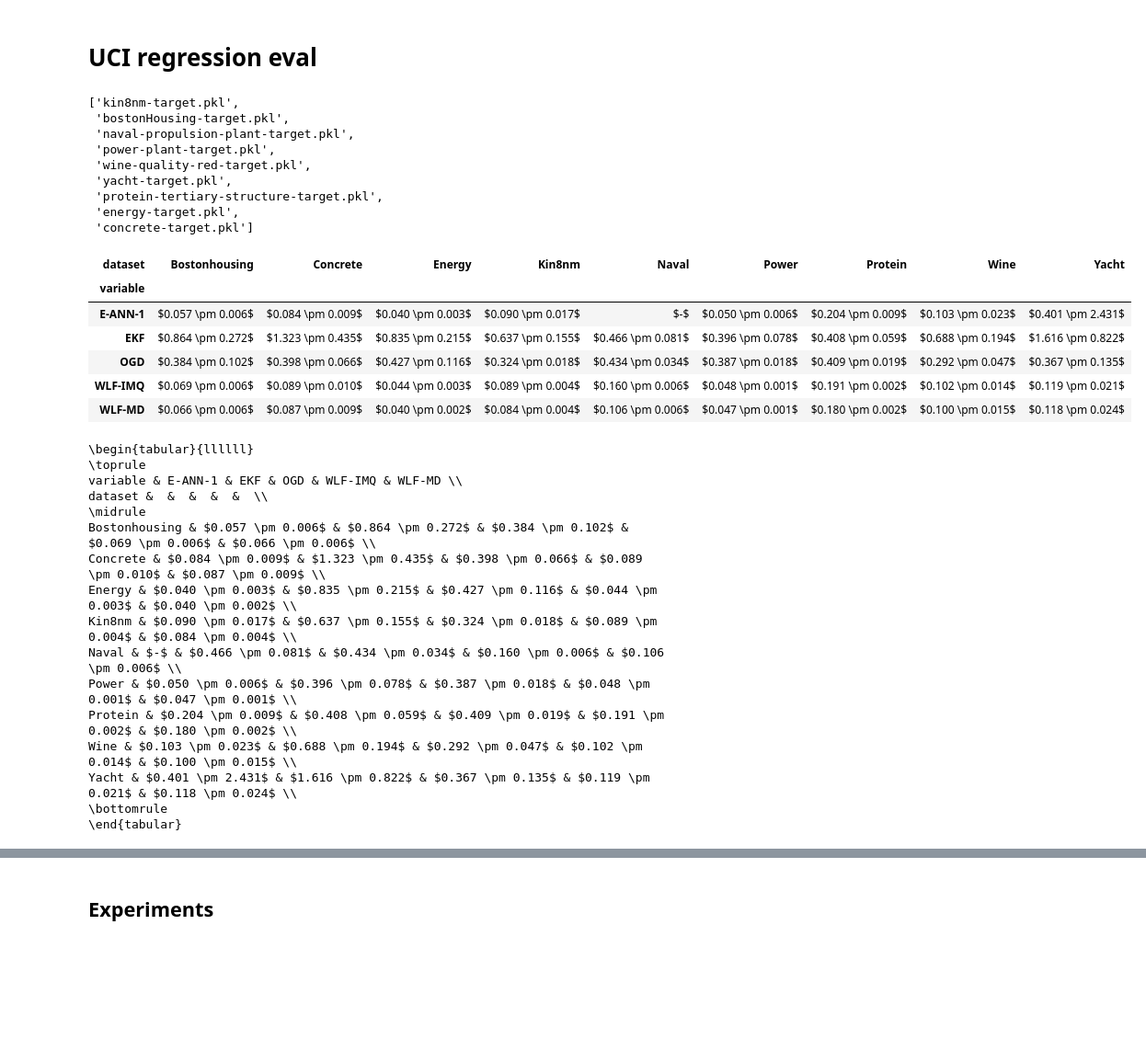
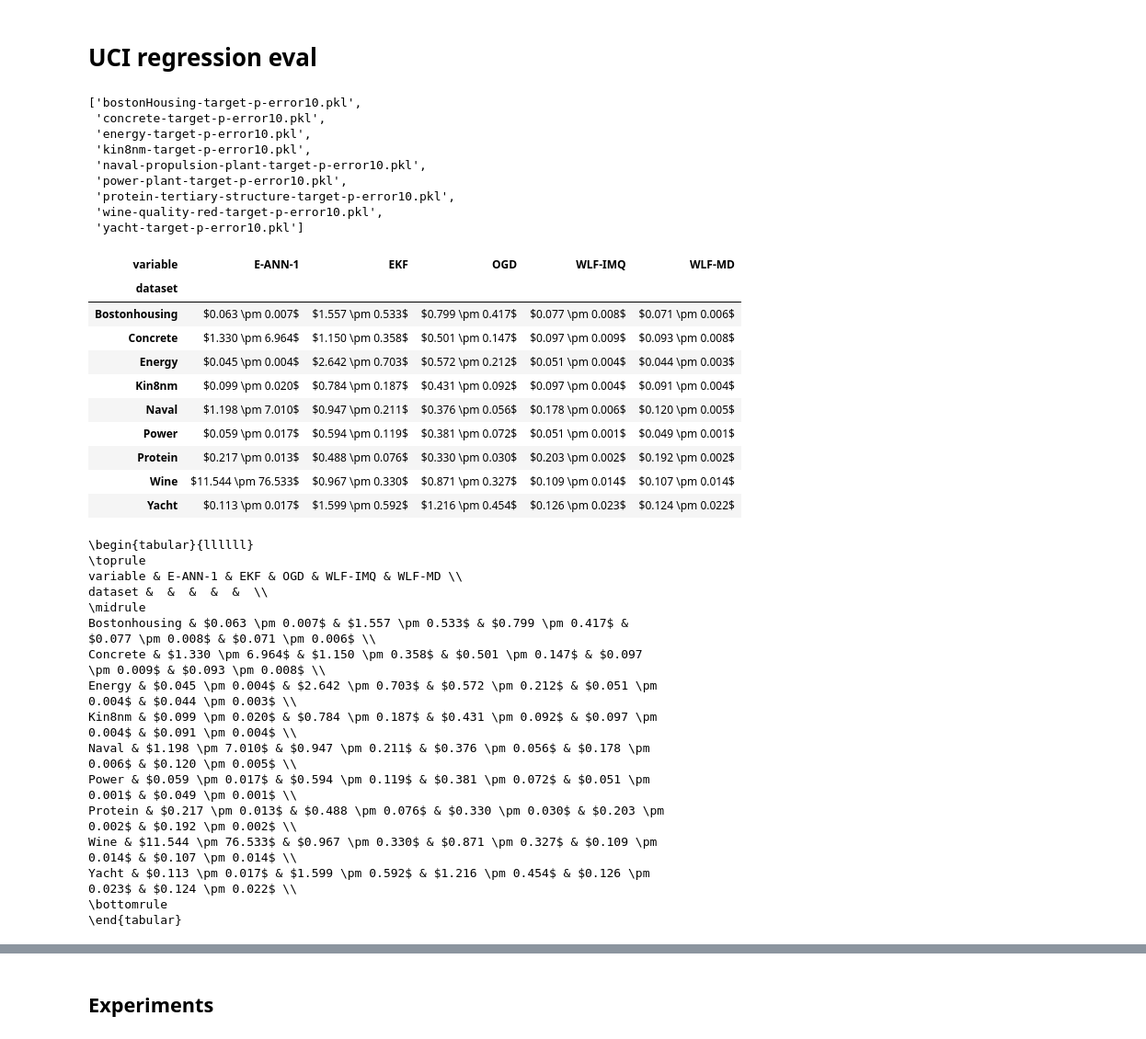
Before and after one commit to gerdm/weighted-likelihood-filter, a Jupyter notebook: experiments/uci-regression-eval.ipynb, the cells around one changed output, grey strips where cells are left out. Shown at 92% size. Drawn from its saved outputs; the diff is of its cells as text; code cells hidden in the pictures; blank space fills up the shorter version.

```diff
--- a/experiments/uci-regression-eval.ipynb
+++ b/experiments/uci-regression-eval.ipynb
@@ -10,18 +10,19 @@ import matplotlib.pyplot as plt
 %config InlineBackend.figure_format = "retina"
 # %%
 path_base = "./results"
-experiment_names = [f for f in os.listdir(path_base) if ("-target" in f) and ("p-error" not in f)]
-experiment_names
+# experiment_names = [f for f in os.listdir(path_base) if ("-target" in f) and ("p-error" not in f)]
+experiment_names = [f for f in os.listdir(path_base) if ("-target" in f) and ("p-error10" in f)]
+sorted(experiment_names)
 # %% [output]
-['kin8nm-target.pkl',
- 'bostonHousing-target.pkl',
- 'naval-propulsion-plant-target.pkl',
- 'power-plant-target.pkl',
- 'wine-quality-red-target.pkl',
- 'yacht-target.pkl',
- 'protein-tertiary-structure-target.pkl',
- 'energy-target.pkl',
- 'concrete-target.pkl']
+['bostonHousing-target-p-error10.pkl',
+ 'concrete-target-p-error10.pkl',
+ 'energy-target-p-error10.pkl',
+ 'kin8nm-target-p-error10.pkl',
+ 'naval-propulsion-plant-target-p-error10.pkl',
+ 'power-plant-target-p-error10.pkl',
+ 'protein-tertiary-structure-target-p-error10.pkl',
+ 'wine-quality-red-target-p-error10.pkl',
+ 'yacht-target-p-error10.pkl']
 # %%
 df_results_all = []
 for file_name in experiment_names:
@@ -48,6 +49,7 @@ df_results_all["value"] = np.sqrt(df_results_all["value"])
 df_results_all["dataset"] = df_results_all["dataset"].str.replace("-.*", "", regex=True).str.capitalize()
 # %%
 def format_entry(entry):
+    entry = entry[entry < 1000]
     mean = entry.mean()
     std = entry.std()
     if std > 1000:
@@ -58,33 +60,37 @@ def format_entry(entry):
 # %%
 res = (
     df_results_all
-    .pivot_table(index="variable", columns="dataset", values="value", aggfunc=format_entry)
+    .pivot_table(columns="variable", index="dataset", values="value", aggfunc=format_entry)
 )
 res
 # %% [output]
-| dataset | Bostonhousing | Concrete | Energy | Kin8nm | Naval | Power | Protein | Wine | Yacht |
-| variable |  |  |  |  |  |  |  |  |  |
-| E-ANN-1 | $0.057 \pm 0.006$ | $0.084 \pm 0.009$ | $0.040 \pm 0.003$ | $0.090 \pm 0.017$ | $-$ | $0.050 \pm 0.006$ | $0.204 \pm 0.009$ | $0.103 \pm 0.023$ | $0.401 \pm 2.431$ |
-| EKF | $0.864 \pm 0.272$ | $1.323 \pm 0.435$ | $0.835 \pm 0.215$ | $0.637 \pm 0.155$ | $0.466 \pm 0.081$ | $0.396 \pm 0.078$ | $0.408 \pm 0.059$ | $0.688 \pm 0.194$ | $1.616 \pm 0.822$ |
-| OGD | $0.384 \pm 0.102$ | $0.398 \pm 0.066$ | $0.427 \pm 0.116$ | $0.324 \pm 0.018$ | $0.434 \pm 0.034$ | $0.387 \pm 0.018$ | $0.409 \pm 0.019$ | $0.292 \pm 0.047$ | $0.367 \pm 0.135$ |
-| WLF-IMQ | $0.069 \pm 0.006$ | $0.089 \pm 0.010$ | $0.044 \pm 0.003$ | $0.089 \pm 0.004$ | $0.160 \pm 0.006$ | $0.048 \pm 0.001$ | $0.191 \pm 0.002$ | $0.102 \pm 0.014$ | $0.119 \pm 0.021$ |
-| WLF-MD | $0.066 \pm 0.006$ | $0.087 \pm 0.009$ | $0.040 \pm 0.002$ | $0.084 \pm 0.004$ | $0.106 \pm 0.006$ | $0.047 \pm 0.001$ | $0.180 \pm 0.002$ | $0.100 \pm 0.015$ | $0.118 \pm 0.024$ |
+| variable | E-ANN-1 | EKF | OGD | WLF-IMQ | WLF-MD |
+| dataset |  |  |  |  |  |
+| Bostonhousing | $0.063 \pm 0.007$ | $1.557 \pm 0.533$ | $0.799 \pm 0.417$ | $0.077 \pm 0.008$ | $0.071 \pm 0.006$ |
+| Concrete | $1.330 \pm 6.964$ | $1.150 \pm 0.358$ | $0.501 \pm 0.147$ | $0.097 \pm 0.009$ | $0.093 \pm 0.008$ |
+| Energy | $0.045 \pm 0.004$ | $2.642 \pm 0.703$ | $0.572 \pm 0.212$ | $0.051 \pm 0.004$ | $0.044 \pm 0.003$ |
+| Kin8nm | $0.099 \pm 0.020$ | $0.784 \pm 0.187$ | $0.431 \pm 0.092$ | $0.097 \pm 0.004$ | $0.091 \pm 0.004$ |
+| Naval | $1.198 \pm 7.010$ | $0.947 \pm 0.211$ | $0.376 \pm 0.056$ | $0.178 \pm 0.006$ | $0.120 \pm 0.005$ |
+| Power | $0.059 \pm 0.017$ | $0.594 \pm 0.119$ | $0.381 \pm 0.072$ | $0.051 \pm 0.001$ | $0.049 \pm 0.001$ |
+| Protein | $0.217 \pm 0.013$ | $0.488 \pm 0.076$ | $0.330 \pm 0.030$ | $0.203 \pm 0.002$ | $0.192 \pm 0.002$ |
+| Wine | $11.544 \pm 76.533$ | $0.967 \pm 0.330$ | $0.871 \pm 0.327$ | $0.109 \pm 0.014$ | $0.107 \pm 0.014$ |
+| Yacht | $0.113 \pm 0.017$ | $1.599 \pm 0.592$ | $1.216 \pm 0.454$ | $0.126 \pm 0.023$ | $0.124 \pm 0.022$ |
 # %%
-print(res.T.style.to_latex(hrules=True).replace("_", "-"))
+print(res.style.to_latex(hrules=True).replace("_", "-"))
 # %% [output]
 \begin{tabular}{llllll}
 \toprule
 variable & E-ANN-1 & EKF & OGD & WLF-IMQ & WLF-MD \\
 dataset &  &  &  &  &  \\
 \midrule
-Bostonhousing & $0.057 \pm 0.006$ & $0.864 \pm 0.272$ & $0.384 \pm 0.102$ & $0.069 \pm 0.006$ & $0.066 \pm 0.006$ \\
-Concrete & $0.084 \pm 0.009$ & $1.323 \pm 0.435$ & $0.398 \pm 0.066$ & $0.089 \pm 0.010$ & $0.087 \pm 0.009$ \\
-Energy & $0.040 \pm 0.003$ & $0.835 \pm 0.215$ & $0.427 \pm 0.116$ & $0.044 \pm 0.003$ & $0.040 \pm 0.002$ \\
-Kin8nm & $0.090 \pm 0.017$ & $0.637 \pm 0.155$ & $0.324 \pm 0.018$ & $0.089 \pm 0.004$ & $0.084 \pm 0.004$ \\
-Naval & $-$ & $0.466 \pm 0.081$ & $0.434 \pm 0.034$ & $0.160 \pm 0.006$ & $0.106 \pm 0.006$ \\
-Power & $0.050 \pm 0.006$ & $0.396 \pm 0.078$ & $0.387 \pm 0.018$ & $0.048 \pm 0.001$ & $0.047 \pm 0.001$ \\
-Protein & $0.204 \pm 0.009$ & $0.408 \pm 0.059$ & $0.409 \pm 0.019$ & $0.191 \pm 0.002$ & $0.180 \pm 0.002$ \\
-Wine & $0.103 \pm 0.023$ & $0.688 \pm 0.194$ & $0.292 \pm 0.047$ & $0.102 \pm 0.014$ & $0.100 \pm 0.015$ \\
-Yacht & $0.401 \pm 2.431$ & $1.616 \pm 0.822$ & $0.367 \pm 0.135$ & $0.119 \pm 0.021$ & $0.118 \pm 0.024$ \\
+Bostonhousing & $0.063 \pm 0.007$ & $1.557 \pm 0.533$ & $0.799 \pm 0.417$ & $0.077 \pm 0.008$ & $0.071 \pm 0.006$ \\
+Concrete & $1.330 \pm 6.964$ & $1.150 \pm 0.358$ & $0.501 \pm 0.147$ & $0.097 \pm 0.009$ & $0.093 \pm 0.008$ \\
+Energy & $0.045 \pm 0.004$ & $2.642 \pm 0.703$ & $0.572 \pm 0.212$ & $0.051 \pm 0.004$ & $0.044 \pm 0.003$ \\
+Kin8nm & $0.099 \pm 0.020$ & $0.784 \pm 0.187$ & $0.431 \pm 0.092$ & $0.097 \pm 0.004$ & $0.091 \pm 0.004$ \\
+Naval & $1.198 \pm 7.010$ & $0.947 \pm 0.211$ & $0.376 \pm 0.056$ & $0.178 \pm 0.006$ & $0.120 \pm 0.005$ \\
+Power & $0.059 \pm 0.017$ & $0.594 \pm 0.119$ & $0.381 \pm 0.072$ & $0.051 \pm 0.001$ & $0.049 \pm 0.001$ \\
+Protein & $0.217 \pm 0.013$ & $0.488 \pm 0.076$ & $0.330 \pm 0.030$ & $0.203 \pm 0.002$ & $0.192 \pm 0.002$ \\
+Wine & $11.544 \pm 76.533$ & $0.967 \pm 0.330$ & $0.871 \pm 0.327$ & $0.109 \pm 0.014$ & $0.107 \pm 0.014$ \\
+Yacht & $0.113 \pm 0.017$ & $1.599 \pm 0.592$ & $1.216 \pm 0.454$ & $0.126 \pm 0.023$ & $0.124 \pm 0.022$ \\
 \bottomrule
 \end{tabular}
```
Also changed, not shown: parts of 4 cells of this notebook, 1 other file.
